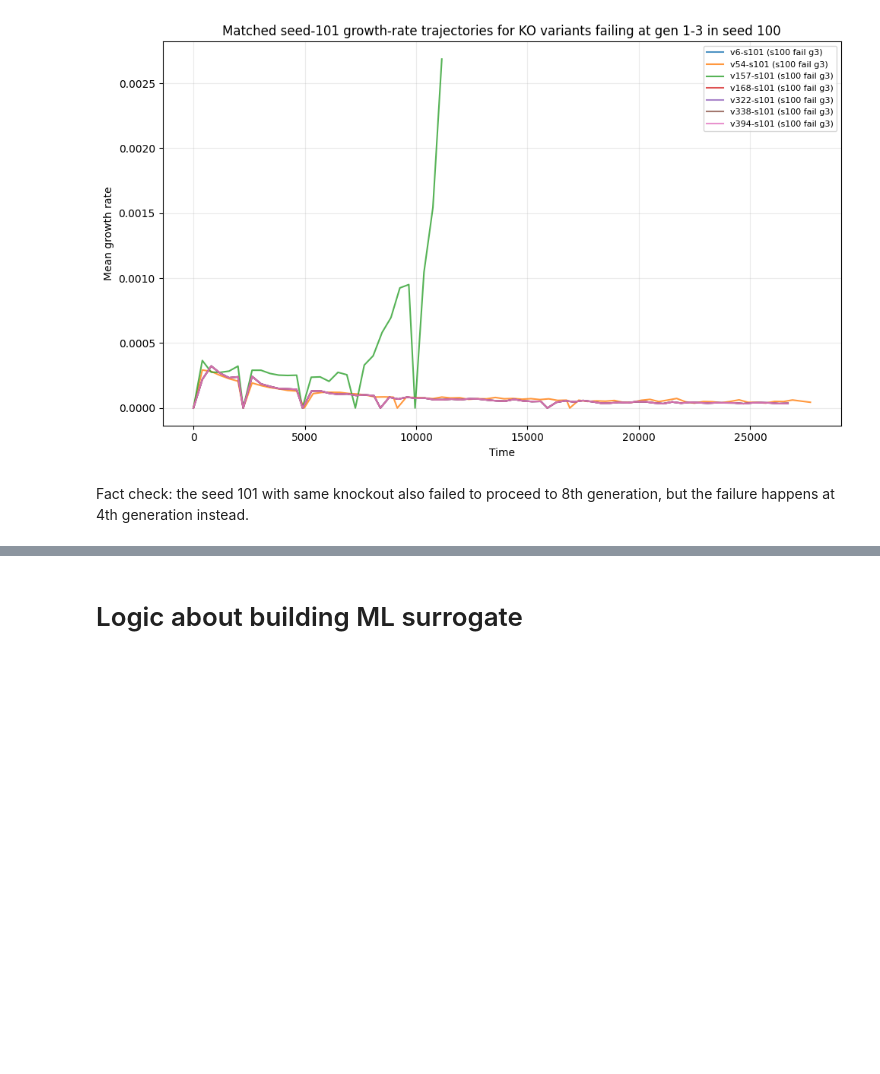
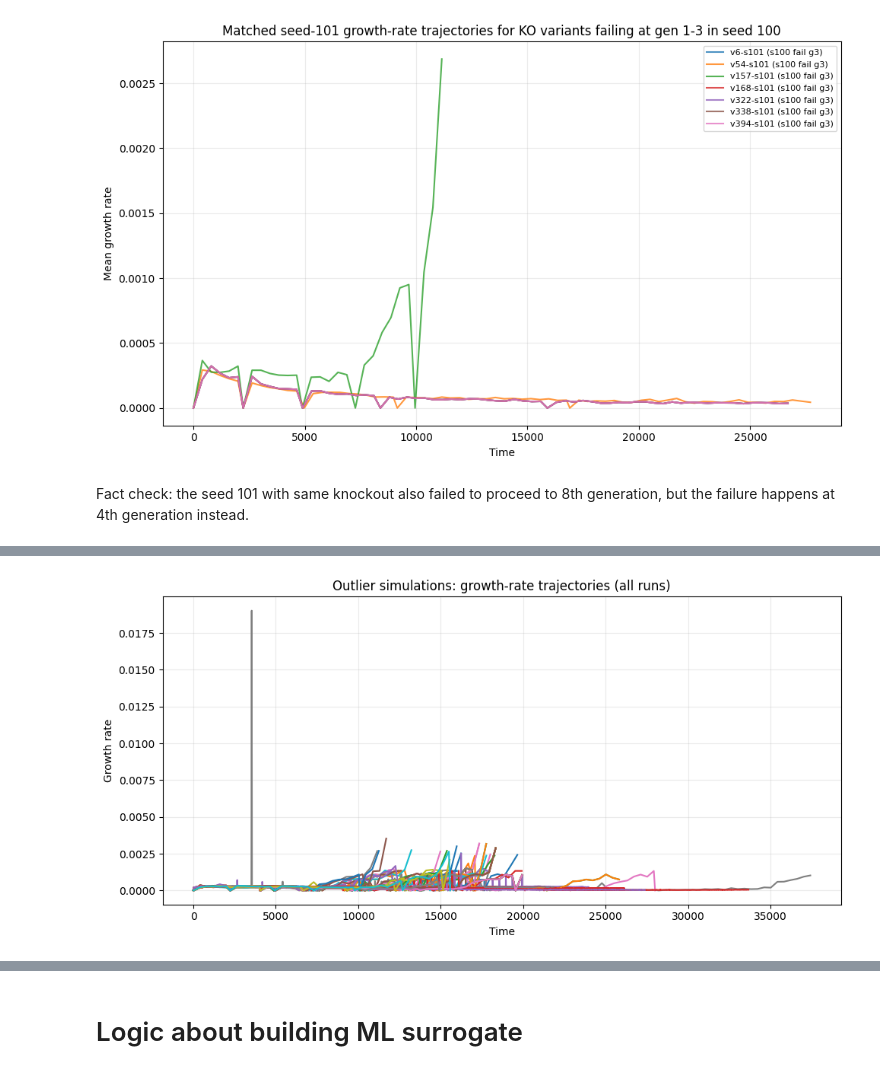
Before and after one commit to katha815/vEcoli-Local, a Jupyter notebook: surrogate/baseline_growth_rate.ipynb, the cells around one changed output, grey strips where cells are left out. Drawn from its saved outputs; the diff is of its cells as text; code cells hidden in the pictures; blank space fills up the shorter version.

```diff
--- a/surrogate/baseline_growth_rate.ipynb
+++ b/surrogate/baseline_growth_rate.ipynb
@@ -4597,0 +4799,25 @@ Fact check: the seed 101 with same knockout also failed to proceed to 8th genera
+# %%
+"""Growth rate plot - all outlier runs as full lines (no trimming)"""
+out_dir = Path()
+plot_df = ts_outlier[[x_col, col_growth, '_run_key']].copy()
+plot_df[x_col] = pd.to_numeric(plot_df[x_col], errors='coerce')
+plot_df[col_growth] = pd.to_numeric(plot_df[col_growth], errors='coerce')
+plot_df = plot_df.dropna(subset=[x_col, col_growth, '_run_key']).sort_values(['_run_key', x_col])
+
+if plot_df.empty:
+    raise RuntimeError('No valid outlier growth-rate rows to plot.')
+
+plt.figure(figsize=(10, 5))
+for _, g in plot_df.groupby('_run_key', sort=False):
+    run_curve = g.groupby(x_col, as_index=False)[col_growth].mean().sort_values(x_col)
+    if len(run_curve) >= 2:
+        plt.plot(run_curve[x_col], run_curve[col_growth])
+
+plt.title('Outlier simulations: growth-rate trajectories (all runs)')
+plt.xlabel(x_label)
+plt.ylabel('Growth rate')
+plt.grid(alpha=0.25)
+plt.tight_layout()
+plt.show()
+# %% [output]
+[figure, added]
```
Also changed, not shown: parts of 26 cells of this notebook, 13 other files.
